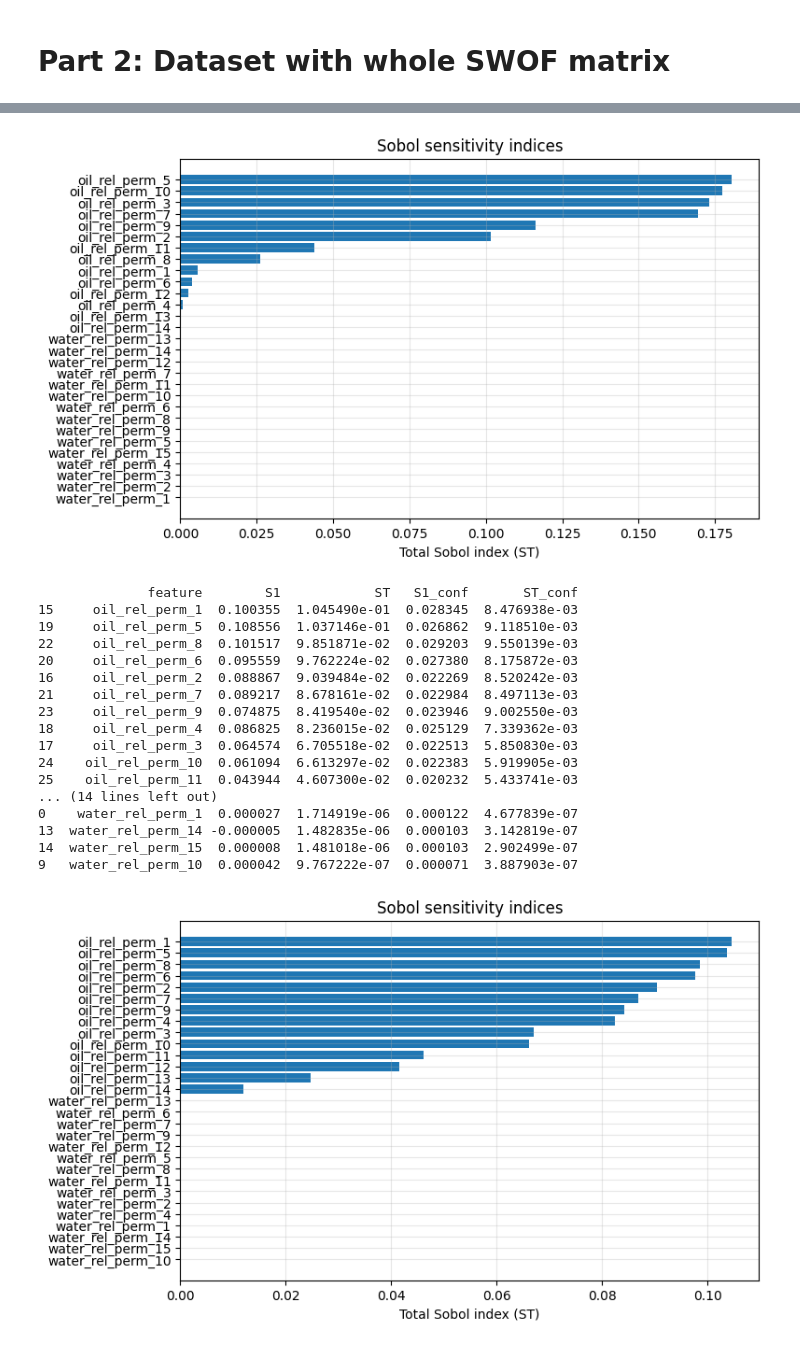
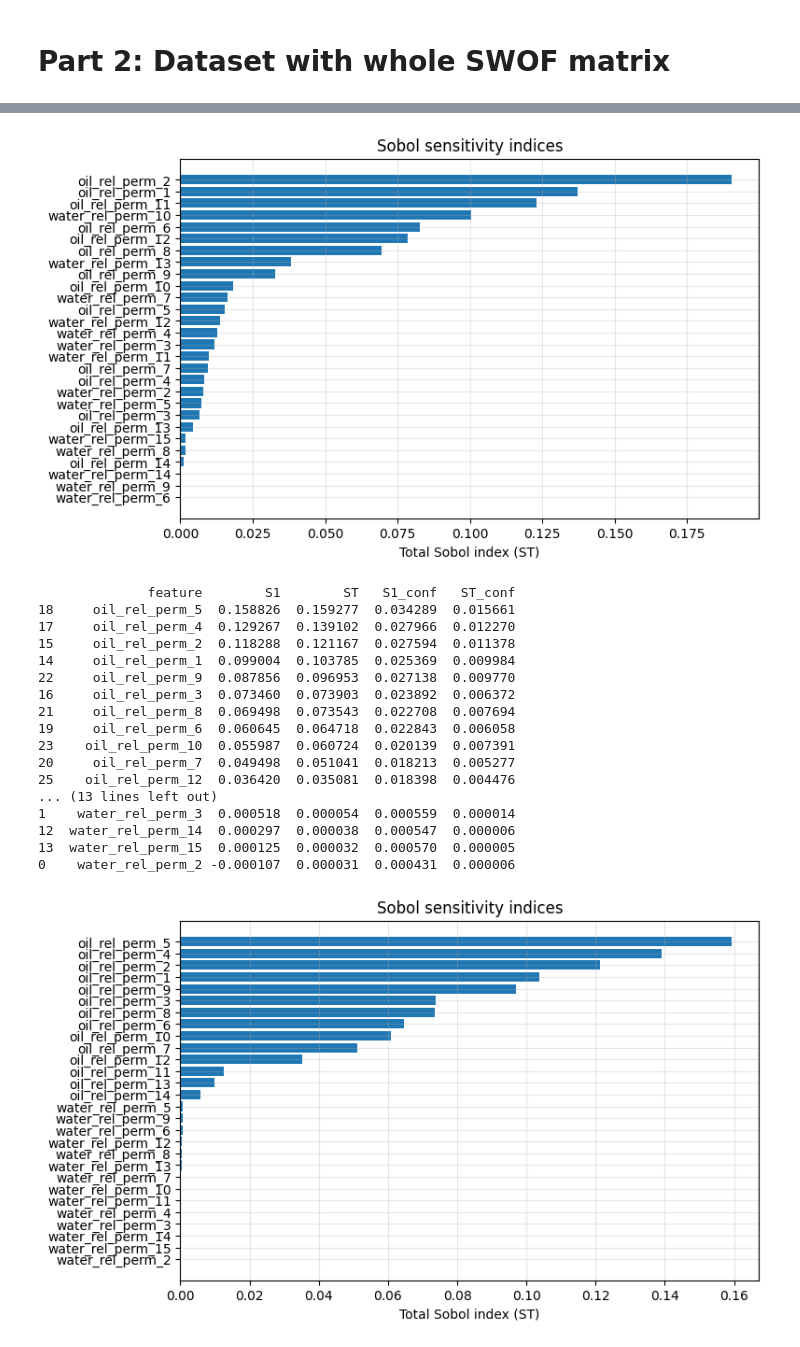
Before and after one commit to DmitrySavinskikh/graduate-paper-code, a Jupyter notebook: ml_part.ipynb, the cells around one changed output, grey strips where cells are left out. Drawn from its saved outputs; the diff is of its cells as text; code cells hidden in the pictures.

```diff
--- a/ml_part.ipynb
+++ b/ml_part.ipynb
@@ -608,10 +517,11 @@ from sklearn.metrics import mean_absolute_error, mean_squared_error, r2_score
 import matplotlib.pyplot as plt
 import seaborn as sns
 # %%
-df = pd.read_csv('~/graduate-paper-code/spe1/csv_output_whole_swof.csv', sep=',')
+df = pd.read_csv('~/graduate-paper-code/spe1/csv_output.csv', sep=',')
 df = df[df['well_type'] == 'PROD'].reset_index(drop=True)
 
 df = df[['iteration', 'water_relative_permeability', 'oil_relative_permeability', 'oil_prod']]
+df['oil_relative_permeability'] = df['oil_relative_permeability'].round(2)
 # %%
 df
 # %% [output]
@@ -651,6 +561,7 @@ X.columns = (
     [f"water_rel_perm_{i+1}" for i in range(15)] +
     [f"oil_rel_perm_{i+1}" for i in range(15)])
 X = X.drop(columns='oil_rel_perm_15') # this column always is 0
+X = X.drop(columns='water_rel_perm_1') # this column always is 0
 print(X.shape, y.shape)
 df = X.join(y)
 # %% [output]
@@ -809,7 +719,7 @@ import numpy as np
 import matplotlib.pyplot as plt
 
 features = [
-    'water_rel_perm_1','water_rel_perm_2','water_rel_perm_3','water_rel_perm_4','water_rel_perm_5',
+    'water_rel_perm_2','water_rel_perm_3','water_rel_perm_4','water_rel_perm_5',
     'water_rel_perm_6','water_rel_perm_7','water_rel_perm_8','water_rel_perm_9','water_rel_perm_10',
     'water_rel_perm_11','water_rel_perm_12','water_rel_perm_13','water_rel_perm_14','water_rel_perm_15',
     'oil_rel_perm_1','oil_rel_perm_2','oil_rel_perm_3','oil_rel_perm_4','oil_rel_perm_5',
@@ -917,19 +827,19 @@ plt.show()
-[figure, old version]
+[figure, new version]
-              feature        S1            ST   S1_conf       ST_conf
-15     oil_rel_perm_1  0.100355  1.045490e-01  0.028345  8.476938e-03
-19     oil_rel_perm_5  0.108556  1.037146e-01  0.026862  9.118510e-03
-22     oil_rel_perm_8  0.101517  9.851871e-02  0.029203  9.550139e-03
-20     oil_rel_perm_6  0.095559  9.762224e-02  0.027380  8.175872e-03
-16     oil_rel_perm_2  0.088867  9.039484e-02  0.022269  8.520242e-03
-21     oil_rel_perm_7  0.089217  8.678161e-02  0.022984  8.497113e-03
-23     oil_rel_perm_9  0.074875  8.419540e-02  0.023946  9.002550e-03
-18     oil_rel_perm_4  0.086825  8.236015e-02  0.025129  7.339362e-03
-17     oil_rel_perm_3  0.064574  6.705518e-02  0.022513  5.850830e-03
-24    oil_rel_perm_10  0.061094  6.613297e-02  0.022383  5.919905e-03
-25    oil_rel_perm_11  0.043944  4.607300e-02  0.020232  5.433741e-03
-... (14 lines left out)
-0    water_rel_perm_1  0.000027  1.714919e-06  0.000122  4.677839e-07
-13  water_rel_perm_14 -0.000005  1.482835e-06  0.000103  3.142819e-07
-14  water_rel_perm_15  0.000008  1.481018e-06  0.000103  2.902499e-07
-9   water_rel_perm_10  0.000042  9.767222e-07  0.000071  3.887903e-07
+              feature        S1        ST   S1_conf   ST_conf
+18     oil_rel_perm_5  0.158826  0.159277  0.034289  0.015661
+17     oil_rel_perm_4  0.129267  0.139102  0.027966  0.012270
+15     oil_rel_perm_2  0.118288  0.121167  0.027594  0.011378
+14     oil_rel_perm_1  0.099004  0.103785  0.025369  0.009984
+22     oil_rel_perm_9  0.087856  0.096953  0.027138  0.009770
+16     oil_rel_perm_3  0.073460  0.073903  0.023892  0.006372
+21     oil_rel_perm_8  0.069498  0.073543  0.022708  0.007694
+19     oil_rel_perm_6  0.060645  0.064718  0.022843  0.006058
+23    oil_rel_perm_10  0.055987  0.060724  0.020139  0.007391
+20     oil_rel_perm_7  0.049498  0.051041  0.018213  0.005277
+25    oil_rel_perm_12  0.036420  0.035081  0.018398  0.004476
+... (13 lines left out)
+1    water_rel_perm_3  0.000518  0.000054  0.000559  0.000014
+12  water_rel_perm_14  0.000297  0.000038  0.000547  0.000006
+13  water_rel_perm_15  0.000125  0.000032  0.000570  0.000005
+0    water_rel_perm_2 -0.000107  0.000031  0.000431  0.000006
-[figure, old version]
+[figure, new version]
```
Also changed, not shown: parts of 27 cells of this notebook.
